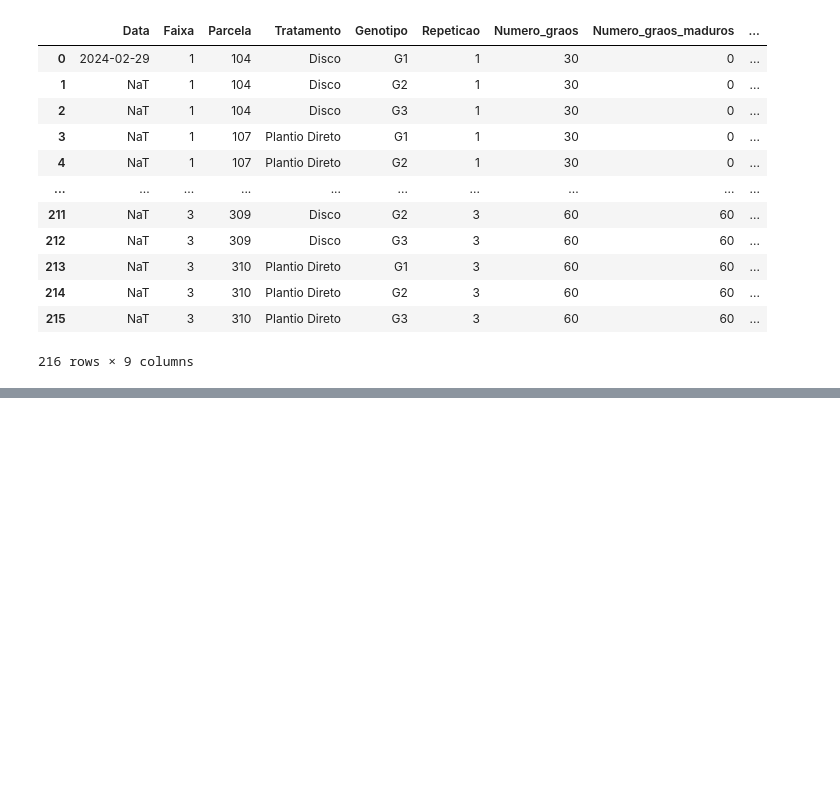
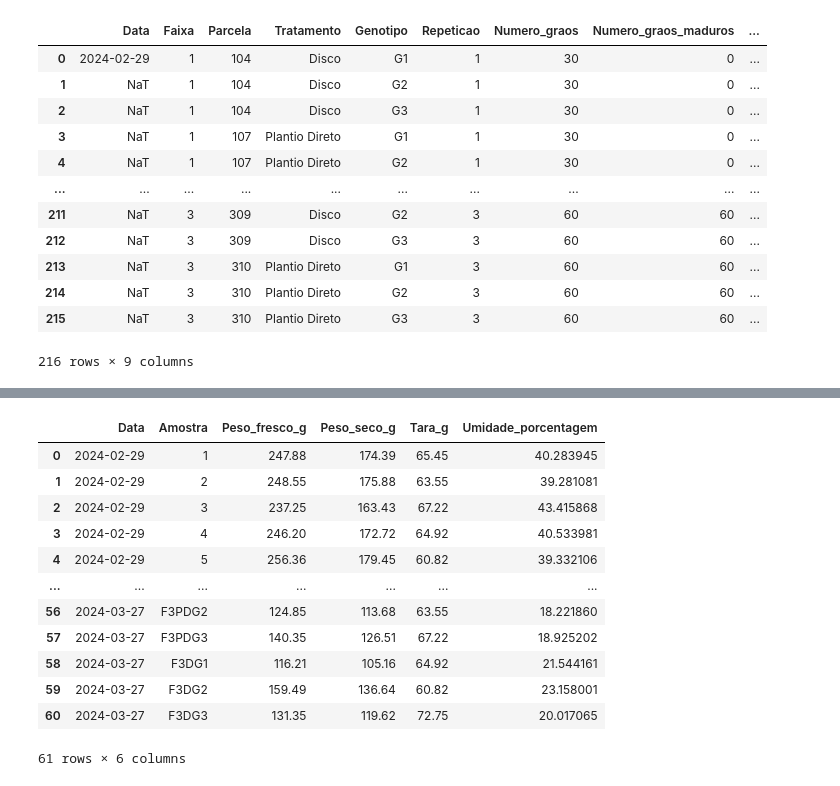
Before and after one commit to FabioVCoelho/mestrado, a Jupyter notebook: Machine Learning/Project_1/notebooks/00_exploracao_dados.ipynb, the cells around one changed output, grey strips where cells are left out. Cells and saved outputs as stored; diff of their text form; code cells hidden in the pictures; blank space fills up the shorter version.

```diff
--- a/Machine Learning/Project_1/notebooks/00_exploracao_dados.ipynb
+++ b/Machine Learning/Project_1/notebooks/00_exploracao_dados.ipynb
@@ -734,0 +798,2 @@ loaded["Fenologia_inicial"]
+# %%
+loaded["Umidade_a_partir_do_ponto_pamonha"] = loaded["Umidade_a_partir_do_ponto_pamonha"][loaded["Umidade_a_partir_do_ponto_pamonha"]["Data"].notnull()]
@@ -974,0 +1070,16 @@ loaded["Maturidade_fisiologica"]
+# %%
+loaded["Umidade_a_partir_do_ponto_pamonha"]
+# %% [output]
+|  | Data | Amostra | Peso_fresco_g | Peso_seco_g | Tara_g | Umidade_porcentagem |
+| 0 | 2024-02-29 | 1 | 247.88 | 174.39 | 65.45 | 40.283945 |
+| 1 | 2024-02-29 | 2 | 248.55 | 175.88 | 63.55 | 39.281081 |
+| 2 | 2024-02-29 | 3 | 237.25 | 163.43 | 67.22 | 43.415868 |
+| 3 | 2024-02-29 | 4 | 246.20 | 172.72 | 64.92 | 40.533981 |
+| 4 | 2024-02-29 | 5 | 256.36 | 179.45 | 60.82 | 39.332106 |
+| ... | ... | ... | ... | ... | ... | ... |
+| 56 | 2024-03-27 | F3PDG2 | 124.85 | 113.68 | 63.55 | 18.221860 |
+| 57 | 2024-03-27 | F3PDG3 | 140.35 | 126.51 | 67.22 | 18.925202 |
+| 58 | 2024-03-27 | F3DG1 | 116.21 | 105.16 | 64.92 | 21.544161 |
+| 59 | 2024-03-27 | F3DG2 | 159.49 | 136.64 | 60.82 | 23.158001 |
+| 60 | 2024-03-27 | F3DG3 | 131.35 | 119.62 | 72.75 | 20.017065 |
+61 rows × 6 columns
```
Also changed, not shown: parts of 26 cells of this notebook, 4 other files.
